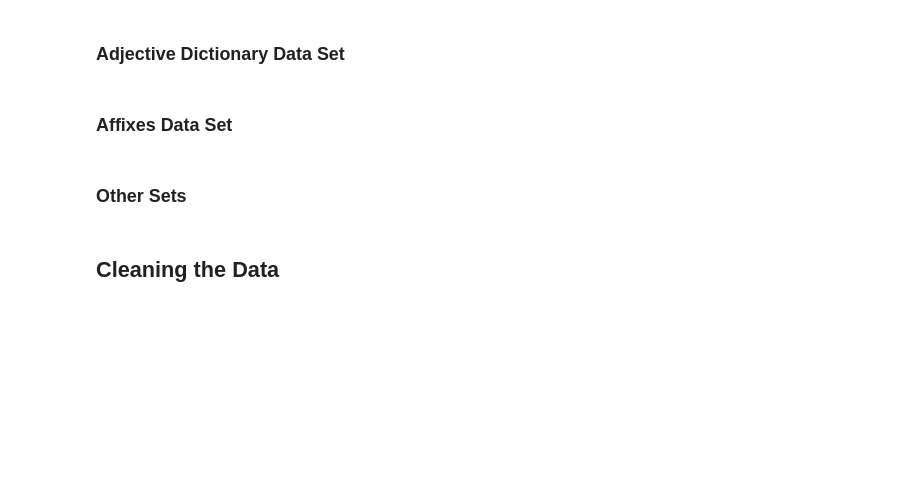
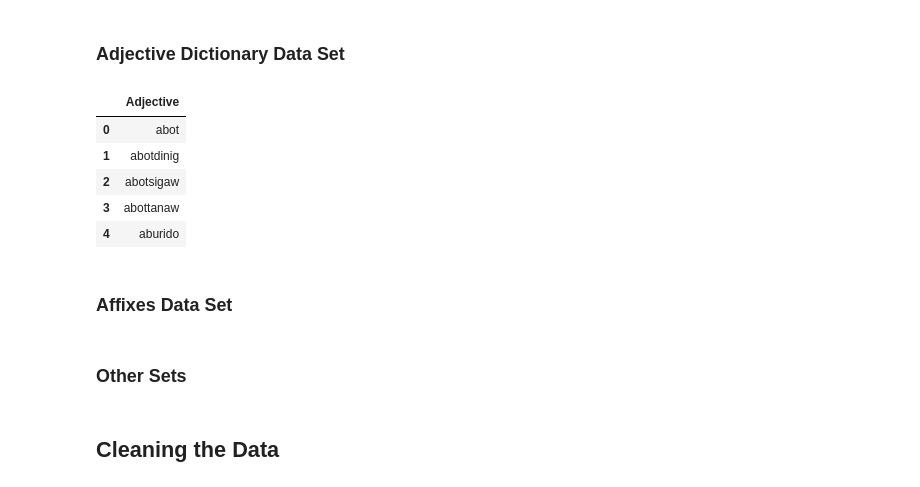
Before and after one commit to JakeCob/Ilokano-to-Tagalog-Machince-Translation, a Jupyter notebook: notebooks/Tagalog to Ilokano/rule_based_tl.ipynb, the cells around one changed output. Drawn from its saved outputs; the diff is of its cells as text; code cells hidden in the pictures; blank space fills up the shorter version.

```diff
--- a/notebooks/Tagalog to Ilokano/rule_based_tl.ipynb
+++ b/notebooks/Tagalog to Ilokano/rule_based_tl.ipynb
@@ -54,9 +68,16 @@ verb_dict.head()
 # %% [markdown]
 ### Adjective Dictionary Data Set
 # %%
-adj_dict = pd.read_json('../../src/json data/adj_dict.json')
+adj_dict = pd.read_json('../../src/json data/Tagalog to Ilokano/adj_dict.json')
 
 adj_dict.head()
+# %% [output]
+|  | Adjective |
+| 0 | abot |
+| 1 | abotdinig |
+| 2 | abotsigaw |
+| 3 | abottanaw |
+| 4 | aburido |
 # %% [markdown]
 ### Affixes Data Set
 # %%
```
Also changed, not shown: parts of 7 cells of this notebook, 15 other files.
